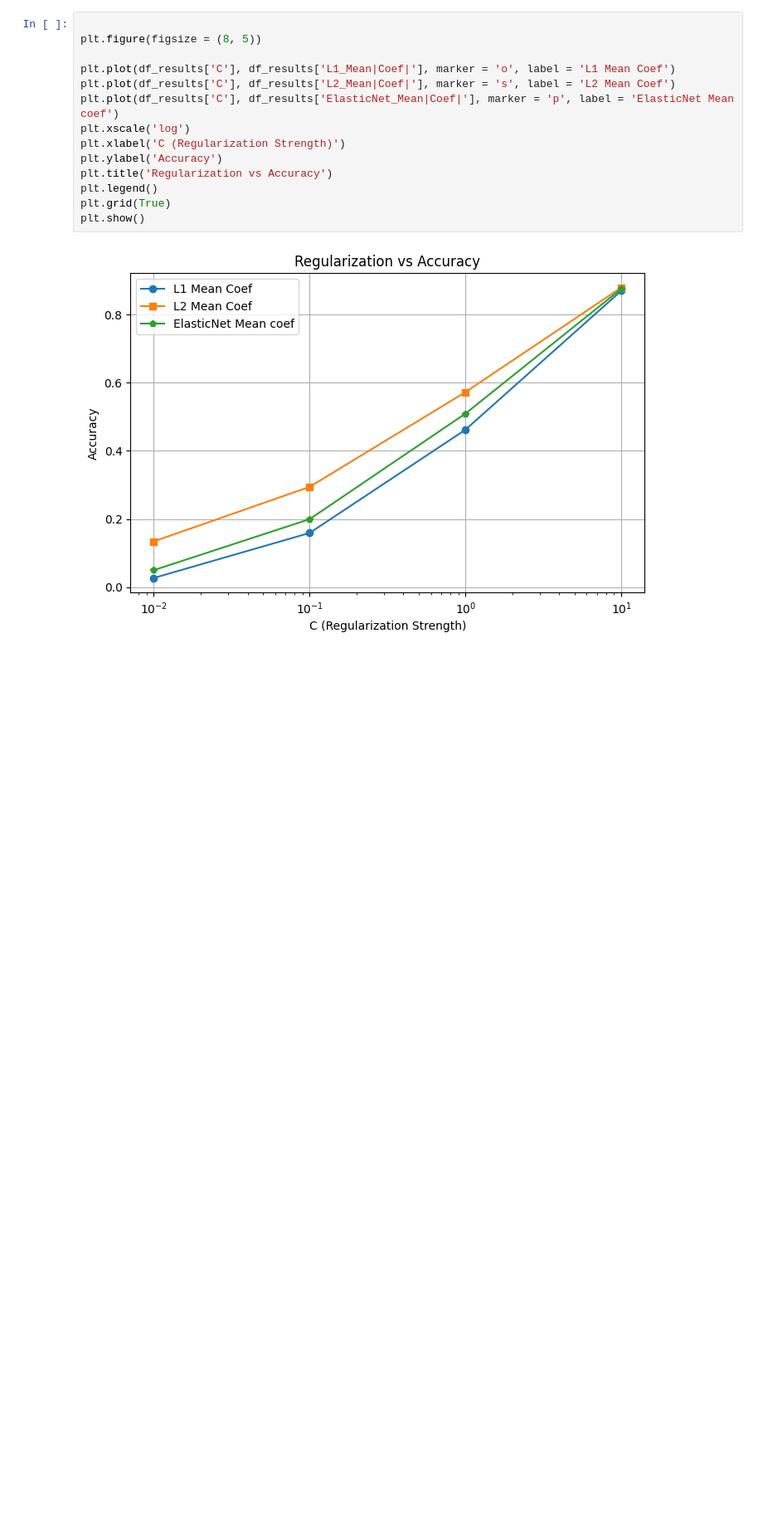
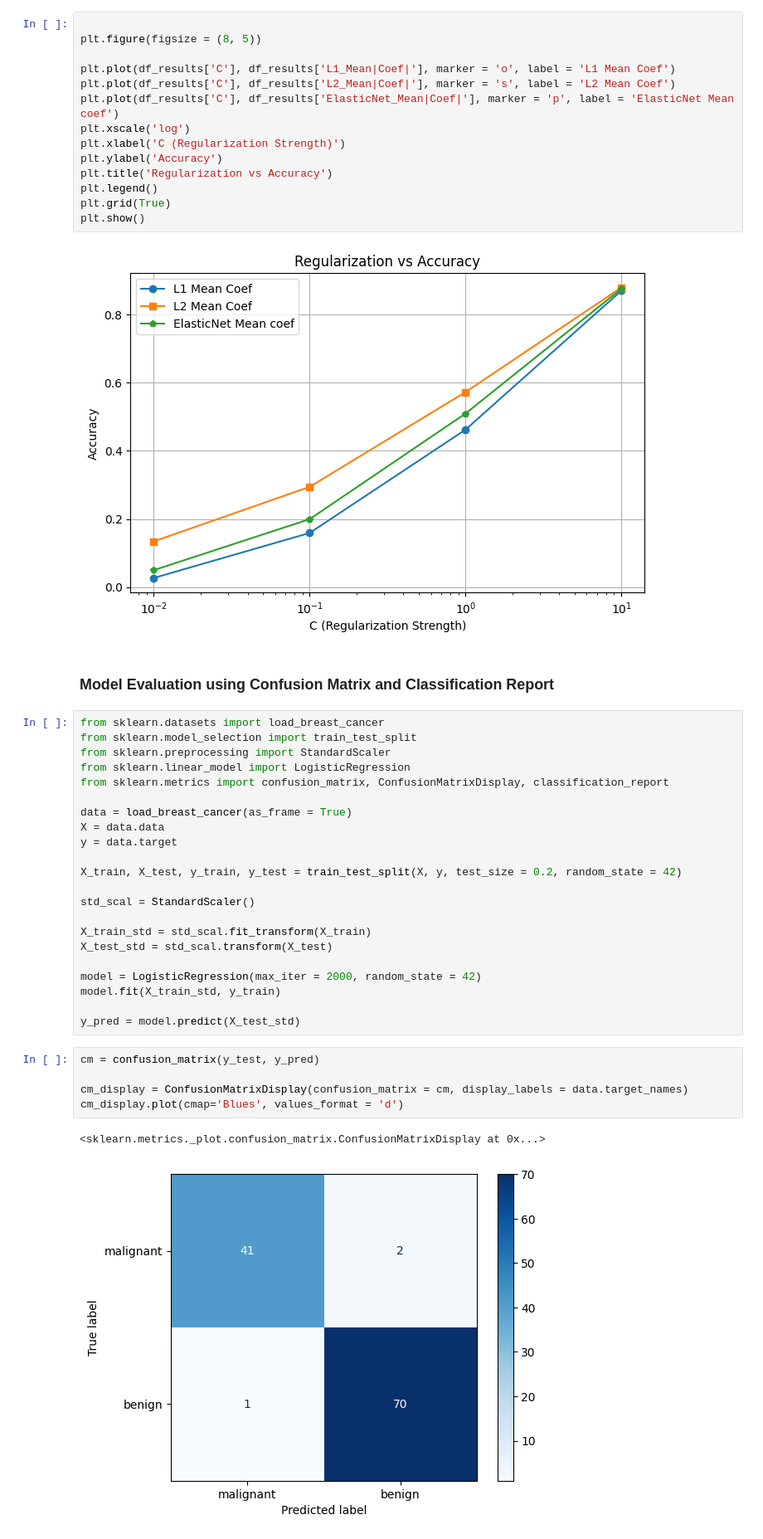
Before and after one commit to gokulsukesan/ai-solution-architect-transition, a Jupyter notebook: month1_core_ml/notebooks/ml_basics.ipynb, the cells around one changed output. Shown: that part at 83% size. Saved outputs shown, nothing was run; the diff lists cells and outputs as text; blank space fills up the shorter version.

```diff
--- a/month1_core_ml/notebooks/ml_basics.ipynb
+++ b/month1_core_ml/notebooks/ml_basics.ipynb
@@ -640,3 +640,35 @@ plt.grid(True)
 plt.show()
 # %% [output]
 [figure]
+# %% [markdown]
+###  Model Evaluation using Confusion Matrix and Classification Report
+# %%
+from sklearn.datasets import load_breast_cancer
+from sklearn.model_selection import train_test_split
+from sklearn.preprocessing import StandardScaler
+from sklearn.linear_model import LogisticRegression
+from sklearn.metrics import confusion_matrix, ConfusionMatrixDisplay, classification_report
+
+data = load_breast_cancer(as_frame = True)
+X = data.data
+y = data.target
+
+X_train, X_test, y_train, y_test = train_test_split(X, y, test_size = 0.2, random_state = 42)
+
+std_scal = StandardScaler()
+
+X_train_std = std_scal.fit_transform(X_train)
+X_test_std = std_scal.transform(X_test)
+
+model = LogisticRegression(max_iter = 2000, random_state = 42)
+model.fit(X_train_std, y_train)
+
+y_pred = model.predict(X_test_std)
+# %%
+cm = confusion_matrix(y_test, y_pred)
+
+cm_display = ConfusionMatrixDisplay(confusion_matrix = cm, display_labels = data.target_names)
+cm_display.plot(cmap='Blues', values_format = 'd')
+# %% [output]
+<sklearn.metrics._plot.confusion_matrix.ConfusionMatrixDisplay at 0x...>
+[figure, added]
```
Also changed, not shown: parts of 3 cells of this notebook.
